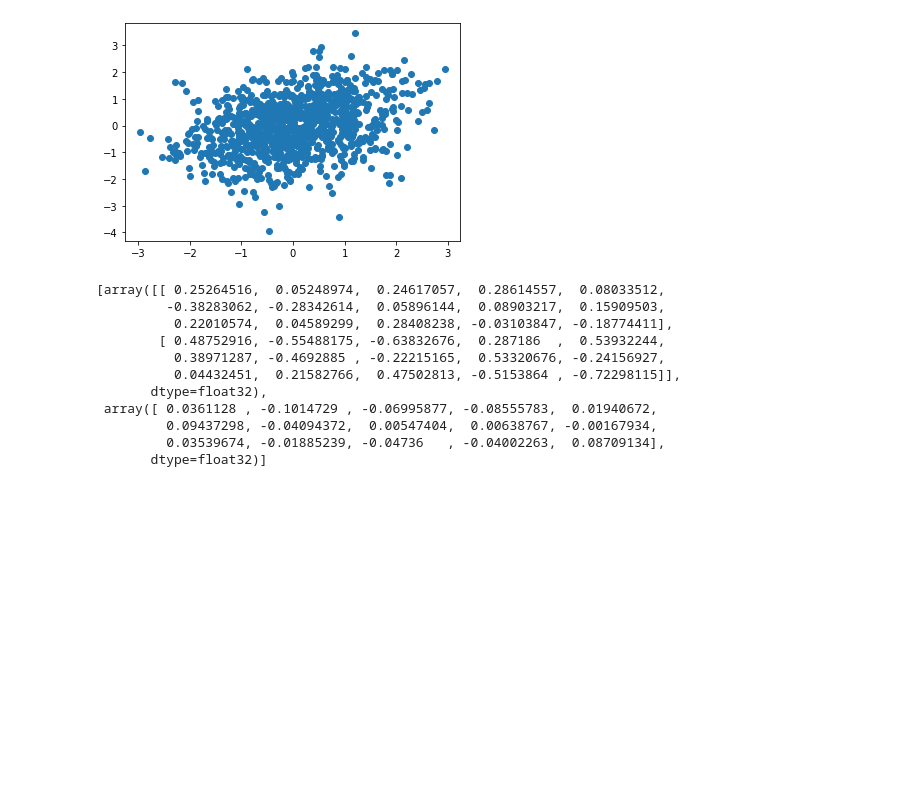
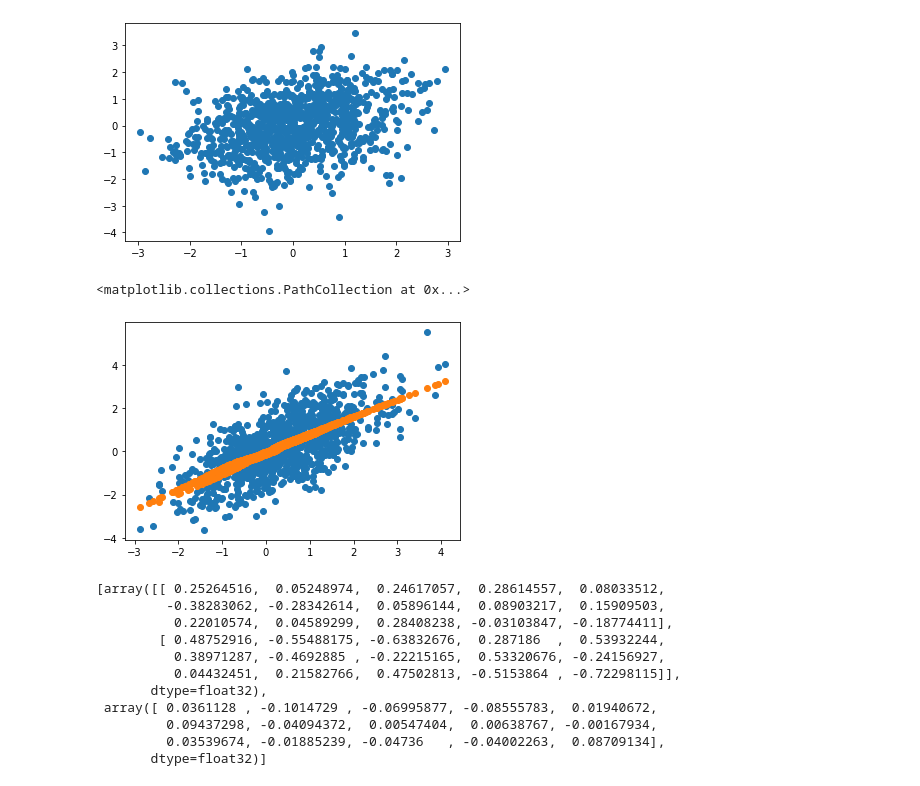
Before and after one commit to BIRDSgroup/NLCD, a Jupyter notebook: conditionaltestmodifyDebug-Copy1.ipynb, the cells around one changed output. Cells and saved outputs as stored; diff of their text form; code cells hidden in the pictures; blank space fills up the shorter version.

```diff
--- a/conditionaltestmodifyDebug-Copy1.ipynb
+++ b/conditionaltestmodifyDebug-Copy1.ipynb
@@ -309,12 +309,12 @@ read_file = open("indicesUsedIndependent.pkl", "rb")
 indices=pickle.load(read_file)
 read_file.close()
 # %%
-fo=open("./LinearDifferentvalues/testing_writingvalues_Indpendent.txt", "r")
+fo=open("./LinearDifferentvalues/testing_writingvalues_ind.txt", "r")
 L=[]
 A=[]
 B=[]
 #fe=open("dataset_params.txt",'w')
-for i in range(0,100):
+for i in range(0,144):
     line=fo.readline()
     #fe.write(line)
     #line=line[1:-2] #remove double quotes
@@ -521,6 +527,11 @@ plt.scatter(A,B)
 len(dataset_linear)
 # %% [output]
 121
+# %%
+i=84
+A=np.array(dataset_linear[i][1])
+B=np.array(dataset_linear[i][2])
+L=np.array(dataset_linear[i][0])
 # %%
 
 count=0
@@ -768,3 +766,9 @@ mdn_PQ = MDN_module()
 mdn_PQ.compile(loss=gnll_loss, optimizer=opt)
 withoutL=mdn_PQ.fit(x=np.concatenate([L.reshape(-1,1),A.reshape(-1,1)],axis=1), y=B.T,epochs=100,  batch_size=32,verbose=0)
 y_pred = mdn_PQ.predict(np.concatenate([L.reshape(-1,1),A.reshape(-1,1)],axis=1))
+# %%
+plt.scatter(A,B)
+plt.scatter(A,y_pred[:,1])
+# %% [output]
+<matplotlib.collections.PathCollection at 0x...>
+[figure, added]
```
Also changed, not shown: parts of 22 cells of this notebook, 4 other files.
